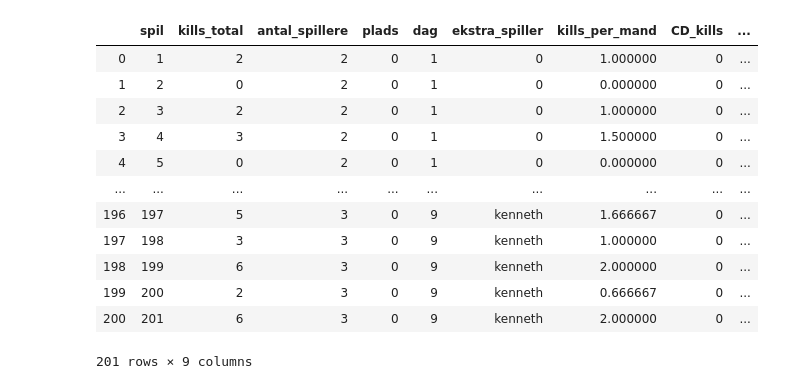
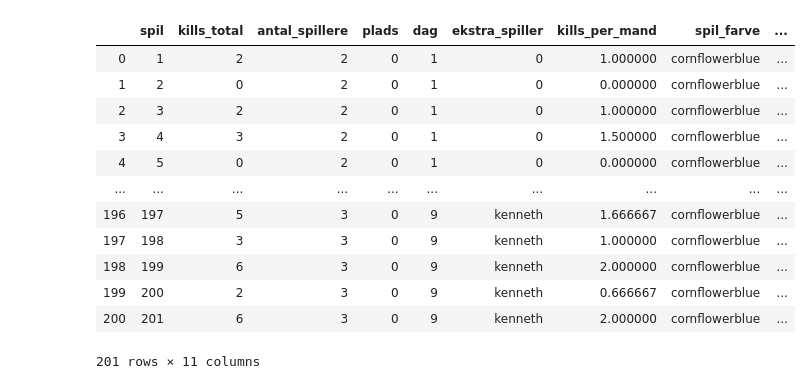
Before and after one commit to Holger-Harmsen/Harmsen_Repo, a Jupyter notebook: PUBG/Analysis.ipynb, the cells around one changed output. Drawn from its saved outputs; the diff is of its cells as text; code cells hidden in the pictures.

```diff
--- a/PUBG/Analysis.ipynb
+++ b/PUBG/Analysis.ipynb
@@ -7,47 +7,60 @@ import math
 
 data = pd.read_csv('PUBGdata_rå.csv', delimiter=";")
 data['kills_per_mand'] = data['kills_total']/data['antal_spillere']
 
-data['CD_kills'] = [
-    data['kills_per_mand'] if i==1
-    else 0
+data['spil_farve'] = [
+    'g' if i==1
+    else 'y' if i==2
+    else 'r' if i==3
+    else 'cornflowerblue'
     for i in data['plads']
 ]
+
+data['spil_størrelse'] = [
+    10 if i==1
+    else 10 if i==2
+    else 10 if i==3
+    else 3
+    for i in data['plads']
+]
+
+mvgavg = pd.DataFrame(np.transpose(np.convolve(data['kills_per_mand'], np.ones((20,))/20, mode='full')))
+data['moving_avg'] = mvgavg
 
 gennemsnit = data.groupby('dag').agg(
     Average_Kills_Per_Mand = ('kills_per_mand','mean'),
     Antal_spil = ('spil',max)
 )
 
 
 data['dailyavg'] = [
     gennemsnit['Average_Kills_Per_Mand'][1] if i==1
     else gennemsnit['Average_Kills_Per_Mand'][2] if i==2
     else gennemsnit['Average_Kills_Per_Mand'][3] if i==3
     else gennemsnit['Average_Kills_Per_Mand'][4] if i==4
     else gennemsnit['Average_Kills_Per_Mand'][5] if i==5
     else gennemsnit['Average_Kills_Per_Mand'][6] if i==6
     else gennemsnit['Average_Kills_Per_Mand'][7] if i==7
     else gennemsnit['Average_Kills_Per_Mand'][8] if i==8
     else gennemsnit['Average_Kills_Per_Mand'][9] if i==9
     else gennemsnit['Average_Kills_Per_Mand'][10] if i==10
     else 0
     for i in data['dag']
 ]
 
 data
 # %% [output]
-|  | spil | kills_total | antal_spillere | plads | dag | ekstra_spiller | kills_per_mand | CD_kills | ... |
-| 0 | 1 | 2 | 2 | 0 | 1 | 0 | 1.000000 | 0 | ... |
-| 1 | 2 | 0 | 2 | 0 | 1 | 0 | 0.000000 | 0 | ... |
-| 2 | 3 | 2 | 2 | 0 | 1 | 0 | 1.000000 | 0 | ... |
-| 3 | 4 | 3 | 2 | 0 | 1 | 0 | 1.500000 | 0 | ... |
-| 4 | 5 | 0 | 2 | 0 | 1 | 0 | 0.000000 | 0 | ... |
+|  | spil | kills_total | antal_spillere | plads | dag | ekstra_spiller | kills_per_mand | spil_farve | ... |
+| 0 | 1 | 2 | 2 | 0 | 1 | 0 | 1.000000 | cornflowerblue | ... |
+| 1 | 2 | 0 | 2 | 0 | 1 | 0 | 0.000000 | cornflowerblue | ... |
+| 2 | 3 | 2 | 2 | 0 | 1 | 0 | 1.000000 | cornflowerblue | ... |
+| 3 | 4 | 3 | 2 | 0 | 1 | 0 | 1.500000 | cornflowerblue | ... |
+| 4 | 5 | 0 | 2 | 0 | 1 | 0 | 0.000000 | cornflowerblue | ... |
 | ... | ... | ... | ... | ... | ... | ... | ... | ... | ... |
-| 196 | 197 | 5 | 3 | 0 | 9 | kenneth | 1.666667 | 0 | ... |
-| 197 | 198 | 3 | 3 | 0 | 9 | kenneth | 1.000000 | 0 | ... |
-| 198 | 199 | 6 | 3 | 0 | 9 | kenneth | 2.000000 | 0 | ... |
-| 199 | 200 | 2 | 3 | 0 | 9 | kenneth | 0.666667 | 0 | ... |
-| 200 | 201 | 6 | 3 | 0 | 9 | kenneth | 2.000000 | 0 | ... |
+| 196 | 197 | 5 | 3 | 0 | 9 | kenneth | 1.666667 | cornflowerblue | ... |
+| 197 | 198 | 3 | 3 | 0 | 9 | kenneth | 1.000000 | cornflowerblue | ... |
+| 198 | 199 | 6 | 3 | 0 | 9 | kenneth | 2.000000 | cornflowerblue | ... |
+| 199 | 200 | 2 | 3 | 0 | 9 | kenneth | 0.666667 | cornflowerblue | ... |
+| 200 | 201 | 6 | 3 | 0 | 9 | kenneth | 2.000000 | cornflowerblue | ... |
-201 rows × 9 columns
+201 rows × 11 columns
 # %%
```
Also changed, not shown: parts of 2 cells of this notebook, 1 other file.
